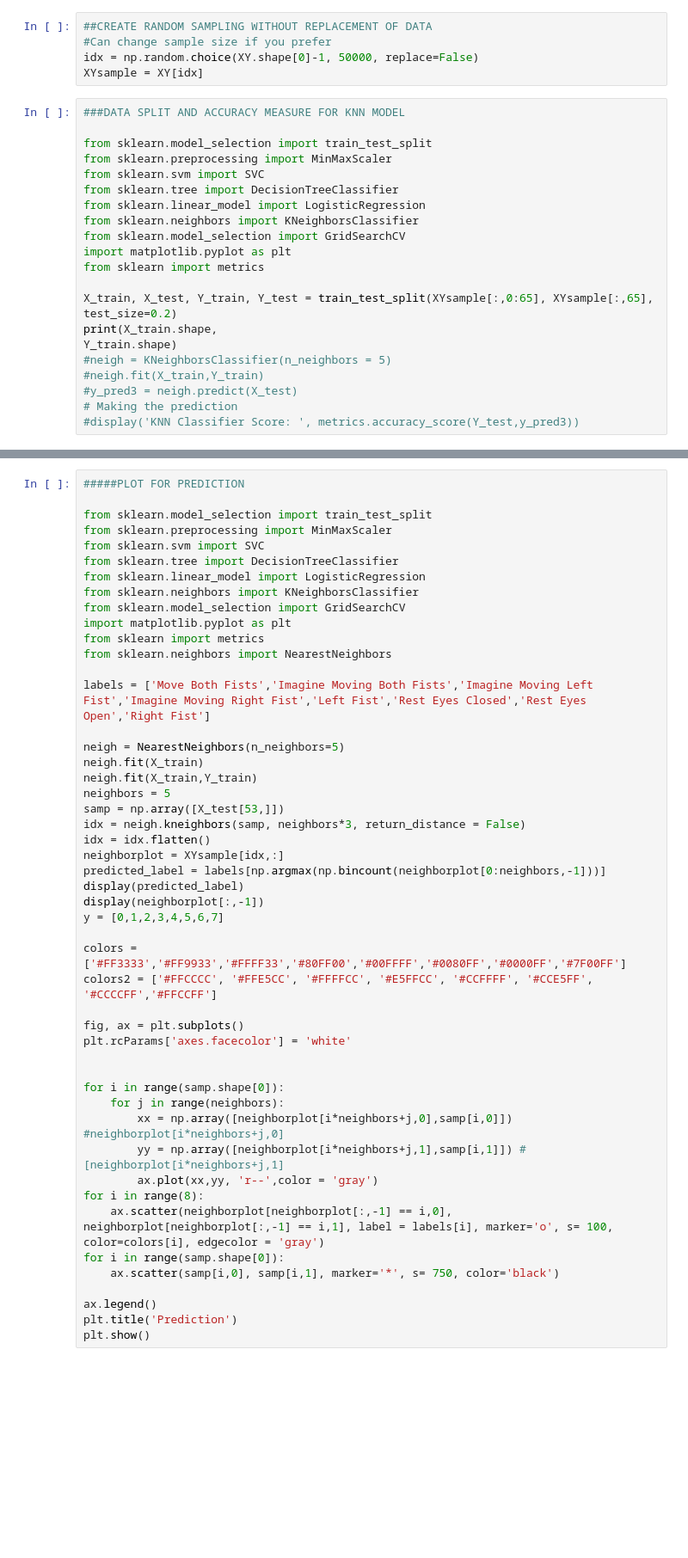
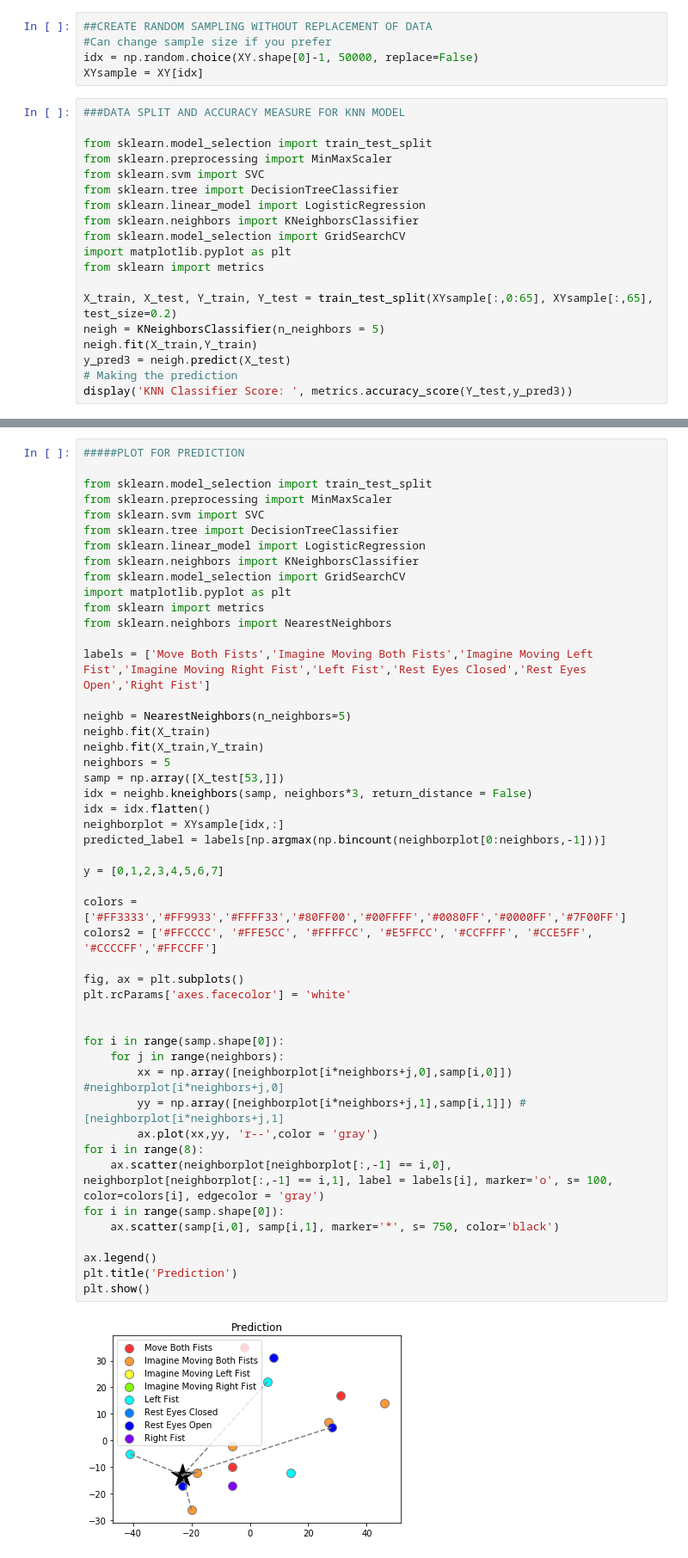
Before and after one commit to iankamin/project-submission, a Jupyter notebook: CSE574_BCIProject.ipynb, the cells around one changed output, grey strips where cells are left out. Shown: that part at 86% size. Saved outputs shown, nothing was run; the diff lists cells and outputs as text; blank space fills up the shorter version.

```diff
--- a/CSE574_BCIProject.ipynb
+++ b/CSE574_BCIProject.ipynb
@@ -114,11 +75,9 @@ import matplotlib.pyplot as plt
 from sklearn import metrics
 
 X_train, X_test, Y_train, Y_test = train_test_split(XYsample[:,0:65], XYsample[:,65], test_size=0.2)
-print(X_train.shape,
-Y_train.shape)
-#neigh = KNeighborsClassifier(n_neighbors = 5)
-#neigh.fit(X_train,Y_train)
-#y_pred3 = neigh.predict(X_test)
+neigh = KNeighborsClassifier(n_neighbors = 5)
+neigh.fit(X_train,Y_train)
+y_pred3 = neigh.predict(X_test)
 # Making the prediction
-#display('KNN Classifier Score: ', metrics.accuracy_score(Y_test,y_pred3))
+display('KNN Classifier Score: ', metrics.accuracy_score(Y_test,y_pred3))
 # %% [output]
@@ -204,39 +157,40 @@ from sklearn.neighbors import NearestNeighbors
 
 labels = ['Move Both Fists','Imagine Moving Both Fists','Imagine Moving Left Fist','Imagine Moving Right Fist','Left Fist','Rest Eyes Closed','Rest Eyes Open','Right Fist']
 
-neigh = NearestNeighbors(n_neighbors=5)
-neigh.fit(X_train)
-neigh.fit(X_train,Y_train)
+neighb = NearestNeighbors(n_neighbors=5)
+neighb.fit(X_train)
+neighb.fit(X_train,Y_train)
 neighbors = 5
 samp = np.array([X_test[53,]])
-idx = neigh.kneighbors(samp, neighbors*3, return_distance = False)
+idx = neighb.kneighbors(samp, neighbors*3, return_distance = False)
 idx = idx.flatten()
 neighborplot = XYsample[idx,:]
 predicted_label = labels[np.argmax(np.bincount(neighborplot[0:neighbors,-1]))]
-display(predicted_label)
-display(neighborplot[:,-1])
+
 y = [0,1,2,3,4,5,6,7]
 
 colors = ['#FF3333','#FF9933','#FFFF33','#80FF00','#00FFFF','#0080FF','#0000FF','#7F00FF']
 colors2 = ['#FFCCCC', '#FFE5CC', '#FFFFCC', '#E5FFCC', '#CCFFFF', '#CCE5FF', '#CCCCFF','#FFCCFF']
 
 fig, ax = plt.subplots()
 plt.rcParams['axes.facecolor'] = 'white'
 
 
 for i in range(samp.shape[0]):
     for j in range(neighbors):
         xx = np.array([neighborplot[i*neighbors+j,0],samp[i,0]]) #neighborplot[i*neighbors+j,0]
         yy = np.array([neighborplot[i*neighbors+j,1],samp[i,1]]) #[neighborplot[i*neighbors+j,1]
         ax.plot(xx,yy, 'r--',color = 'gray')
 for i in range(8):
     ax.scatter(neighborplot[neighborplot[:,-1] == i,0], neighborplot[neighborplot[:,-1] == i,1], label = labels[i], marker='o', s= 100, color=colors[i], edgecolor = 'gray')
 for i in range(samp.shape[0]):
     ax.scatter(samp[i,0], samp[i,1], marker='*', s= 750, color='black')
 
 ax.legend()
 plt.title('Prediction')
 plt.show()
+# %% [output]
+[figure, added]
 # %%
 ###CONFUSION MATRIX FOR MULTICLASS KNN
 
```
Also changed, not shown: parts of 12 cells of this notebook.
